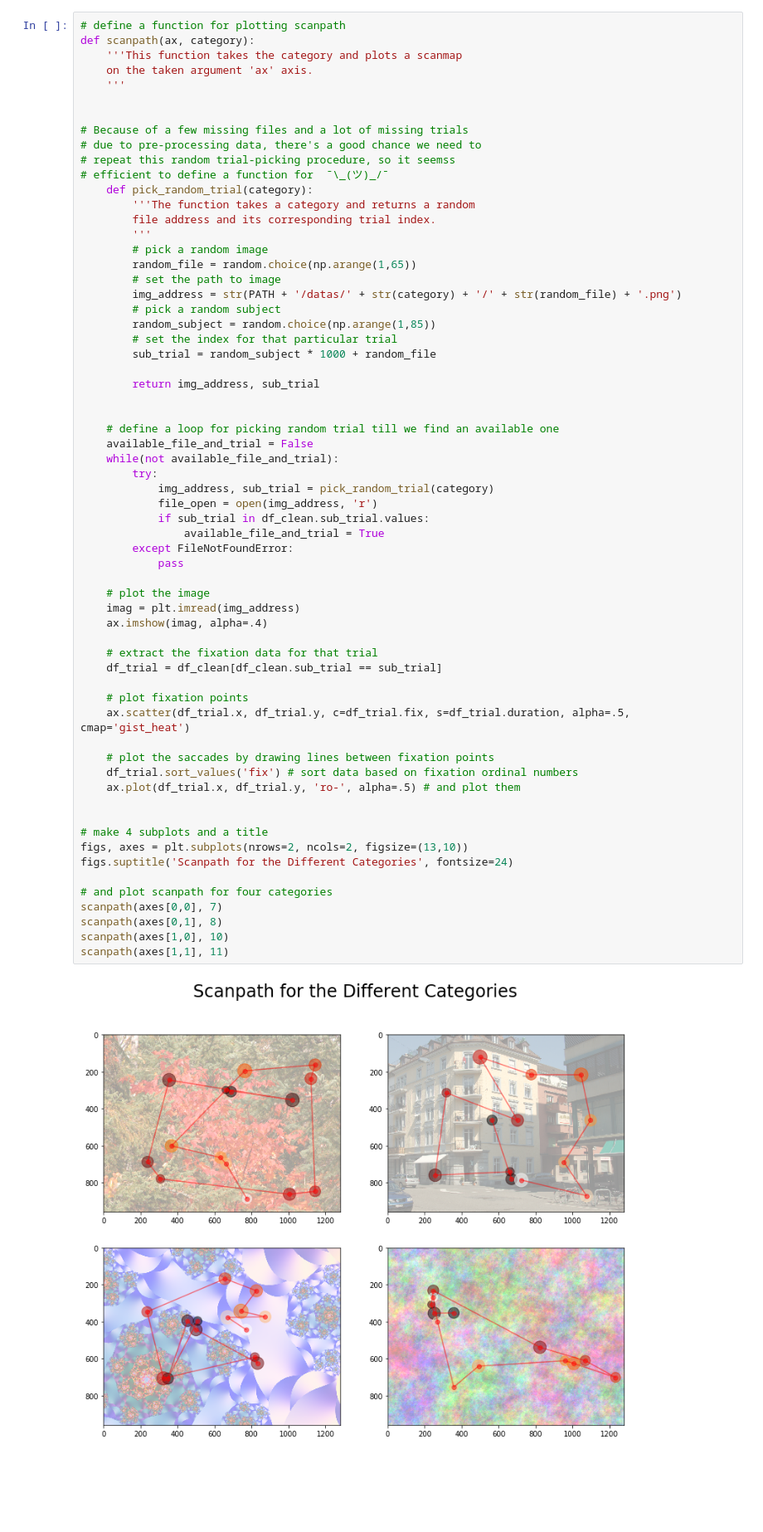
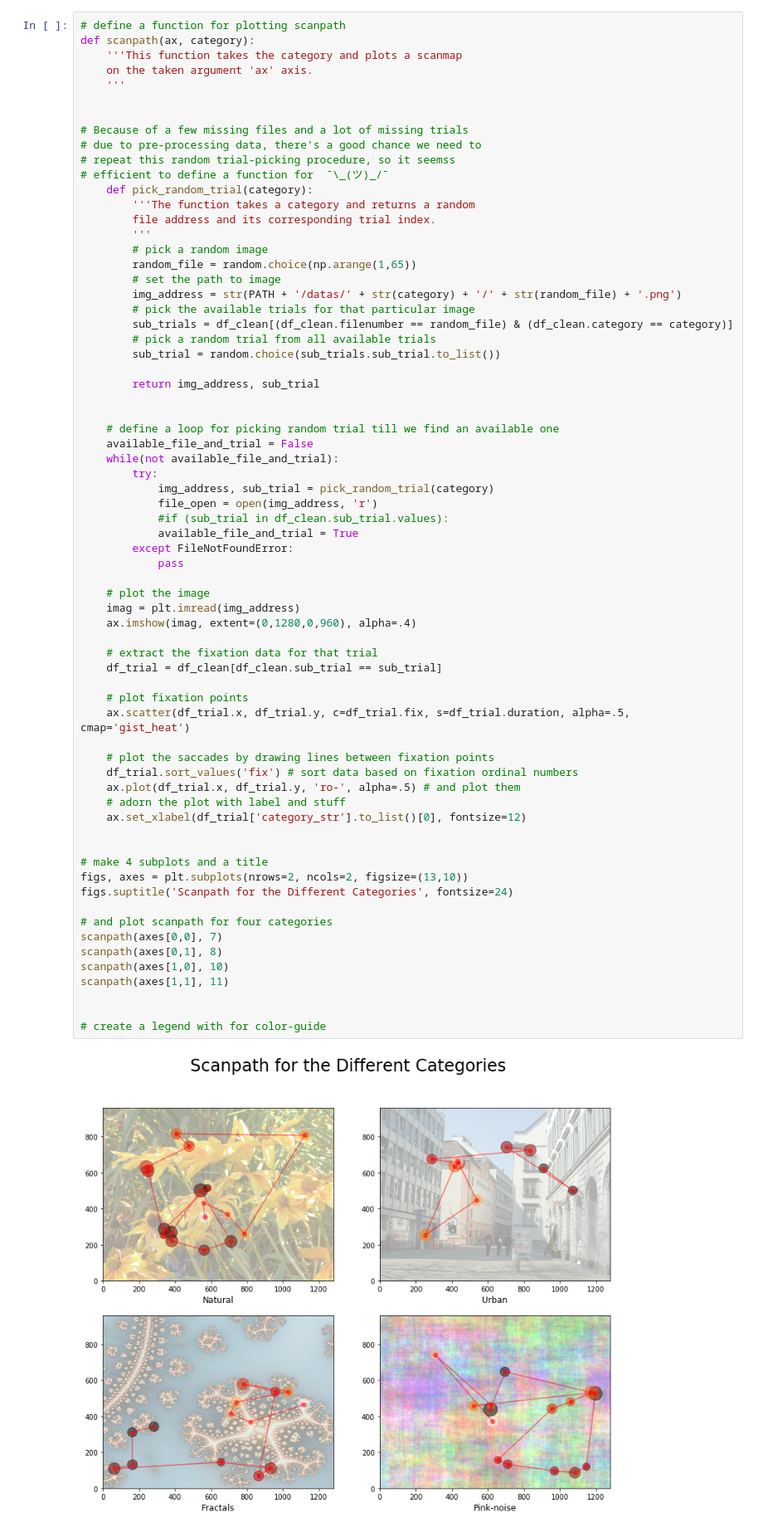
Before and after one commit to NBP-ACC/week-7-acc_01, a Jupyter notebook: Sheet05.ipynb, the cells around one changed output. Shown at 83% size. Cells and saved outputs as stored; diff of their text form; blank space fills up the shorter version.

```diff
--- a/Sheet05.ipynb
+++ b/Sheet05.ipynb
@@ -517,10 +517,10 @@ def scanpath(ax, category):
         random_file = random.choice(np.arange(1,65))
         # set the path to image
         img_address = str(PATH + '/datas/' + str(category) + '/' + str(random_file) + '.png')
-        # pick a random subject
-        random_subject = random.choice(np.arange(1,85))
-        # set the index for that particular trial
-        sub_trial = random_subject * 1000 + random_file
+        # pick the available trials for that particular image
+        sub_trials = df_clean[(df_clean.filenumber == random_file) & (df_clean.category == category)]
+        # pick a random trial from all available trials
+        sub_trial = random.choice(sub_trials.sub_trial.to_list())
 
         return img_address, sub_trial
 
@@ -531,37 +531,42 @@ def scanpath(ax, category):
         try:
             img_address, sub_trial = pick_random_trial(category)
             file_open = open(img_address, 'r')
-            if sub_trial in df_clean.sub_trial.values:
-                available_file_and_trial = True
+            #if (sub_trial in df_clean.sub_trial.values):
+            available_file_and_trial = True
         except FileNotFoundError:
             pass
 
     # plot the image
     imag = plt.imread(img_address)
-    ax.imshow(imag, alpha=.4)
+    ax.imshow(imag, extent=(0,1280,0,960), alpha=.4)
 
     # extract the fixation data for that trial
     df_trial = df_clean[df_clean.sub_trial == sub_trial]
 
     # plot fixation points
     ax.scatter(df_trial.x, df_trial.y, c=df_trial.fix, s=df_trial.duration, alpha=.5, cmap='gist_heat')
 
     # plot the saccades by drawing lines between fixation points
     df_trial.sort_values('fix') # sort data based on fixation ordinal numbers
     ax.plot(df_trial.x, df_trial.y, 'ro-', alpha=.5) # and plot them
+    # adorn the plot with label and stuff
+    ax.set_xlabel(df_trial['category_str'].to_list()[0], fontsize=12)
 
 
 # make 4 subplots and a title
 figs, axes = plt.subplots(nrows=2, ncols=2, figsize=(13,10))
 figs.suptitle('Scanpath for the Different Categories', fontsize=24)
 
 # and plot scanpath for four categories
 scanpath(axes[0,0], 7)
 scanpath(axes[0,1], 8)
 scanpath(axes[1,0], 10)
 scanpath(axes[1,1], 11)
+
+
+# create a legend with for color-guide
 # %% [output]
-[figure, old version]
+[figure, new version]
 # %% [markdown]
 # Citation
 Wilming N, Onat S, Ossandón J, Acik A, Kietzmann TC, Kaspar K, Gameiro RR, Vormberg A, König P (2017) An extensive dataset of eye movements during viewing of complex images. Scientific Data 4: 160126. https://doi.org/10.1038/sdata.2016.126
```
